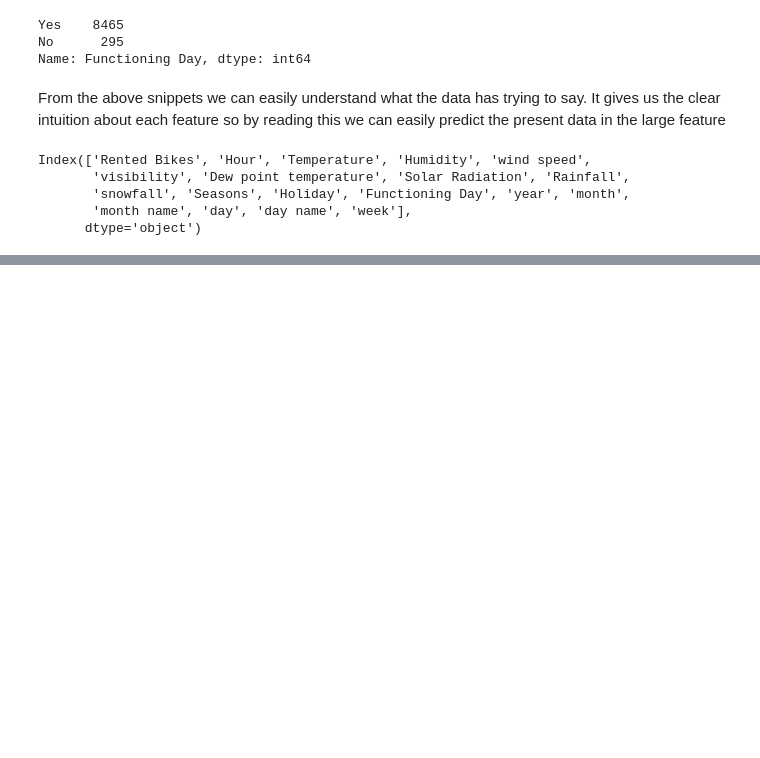
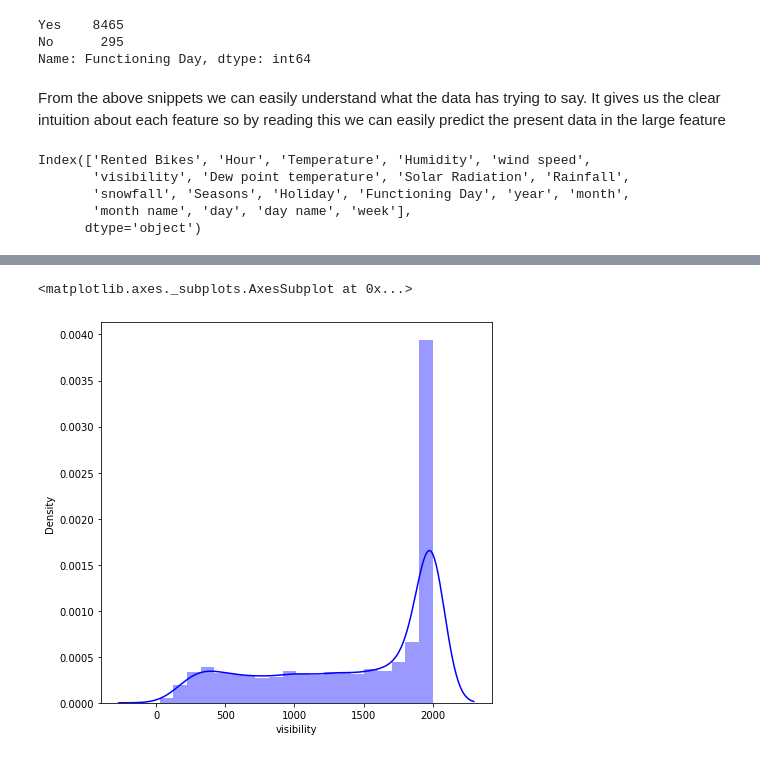
Before and after one commit to Rushabhtikale92/Bike-Sharing-Demand-Prediction, a Jupyter notebook: Bike_Sharing_Demand_Prediction_Rushabh_Tikale_Capstone_Project.ipynb, the cells around one changed output, grey strips where cells are left out. Drawn from its saved outputs; the diff is of its cells as text; code cells hidden in the pictures; blank space fills up the shorter version.

```diff
--- a/Bike_Sharing_Demand_Prediction_Rushabh_Tikale_Capstone_Project.ipynb
+++ b/Bike_Sharing_Demand_Prediction_Rushabh_Tikale_Capstone_Project.ipynb
@@ -158,0 +179,7 @@ Index(['Rented Bikes', 'Hour', 'Temperature', 'Humidity', 'wind speed',
+# %%
+# Checking independent variable "Visibility"
+plt.figure(figsize=(7,7))
+sns.distplot(data['visibility'],color="b")
+# %% [output]
+<matplotlib.axes._subplots.AxesSubplot at 0x...>
+[figure, added]
```
Also changed, not shown: parts of 16 cells of this notebook.
